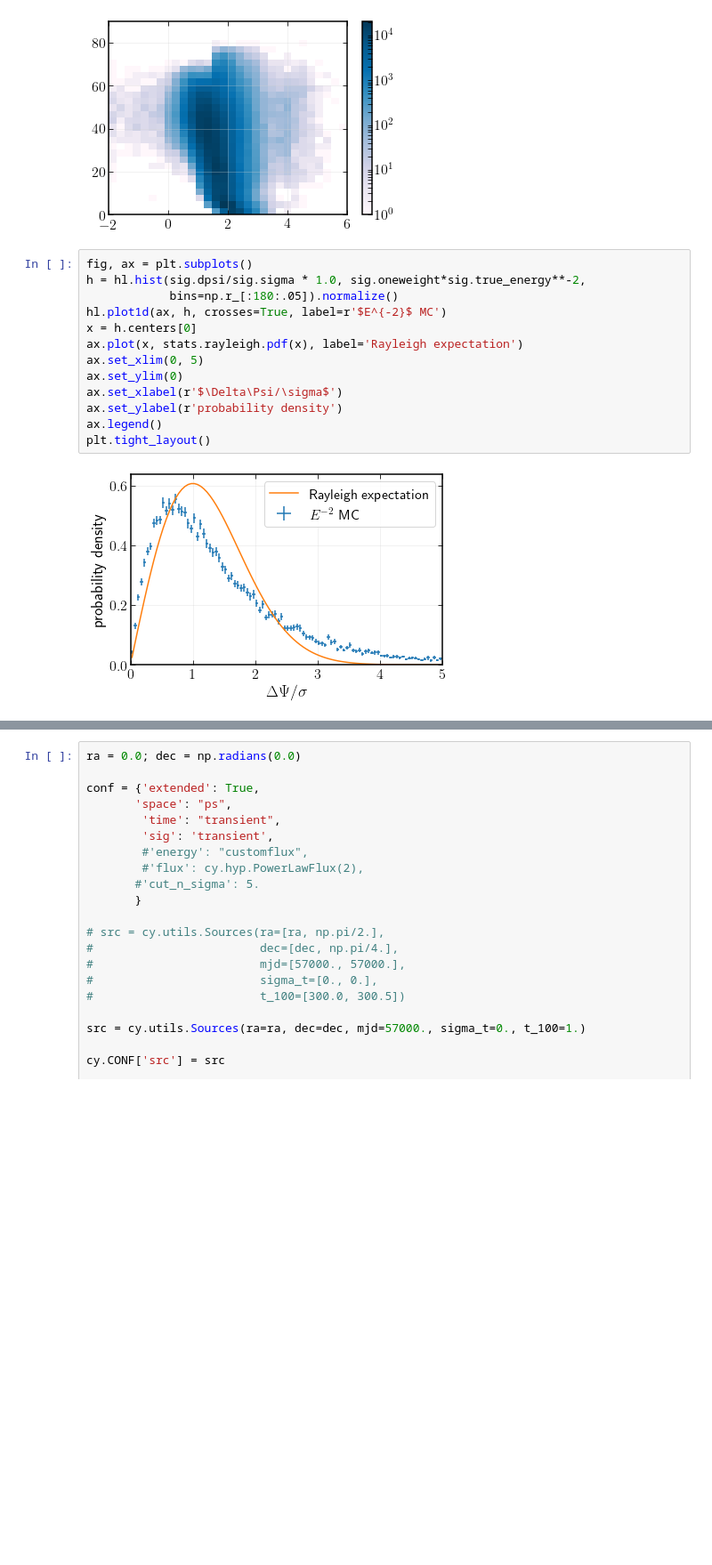
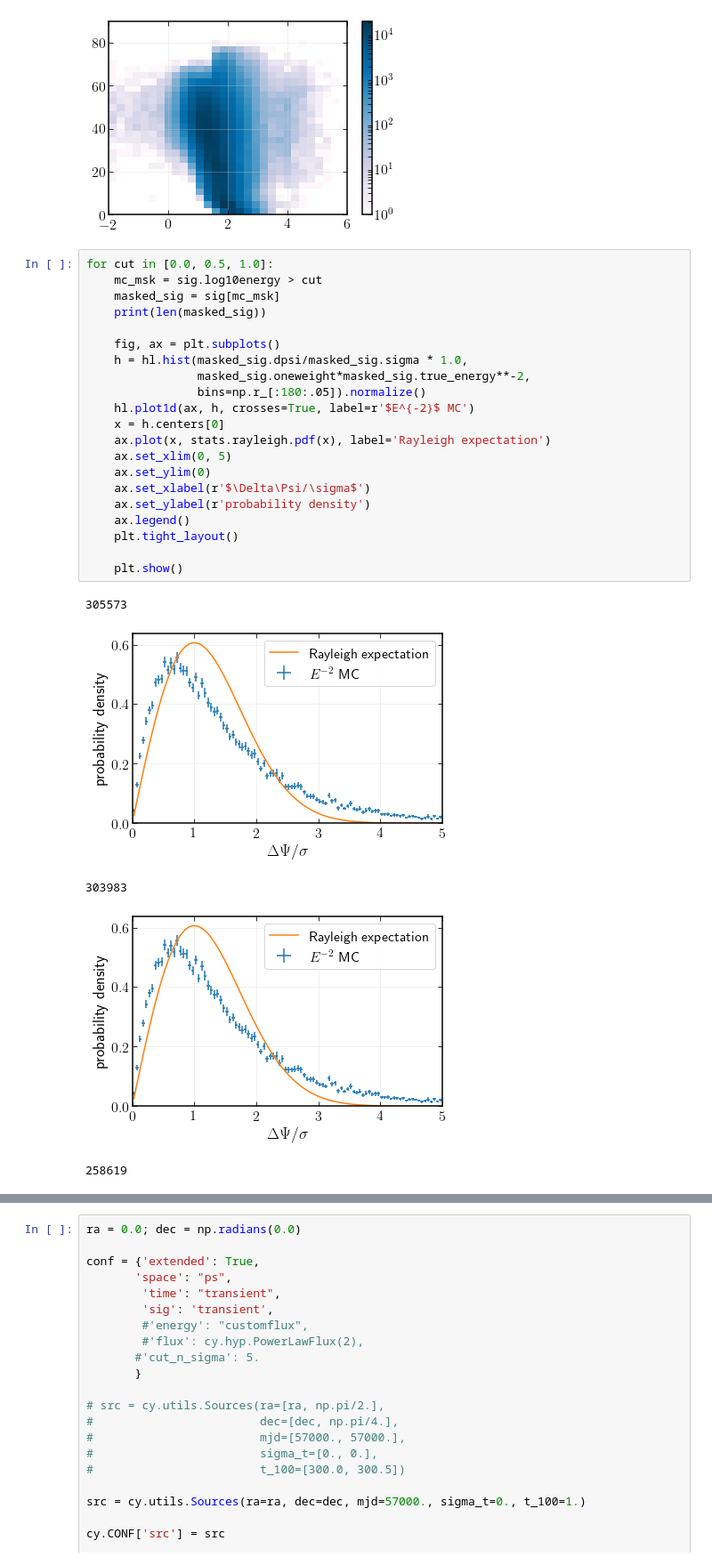
Before and after one commit to apizzuto/Novae, a Jupyter notebook: python3/notebooks/GRECO_analysis_plots.ipynb, the cells around one changed output, grey strips where cells are left out. Shown at 89% size. Saved outputs shown, nothing was run; the diff lists cells and outputs as text; blank space fills up the shorter version.

Commit message:
plots for stacking vs time

```diff
--- a/python3/notebooks/GRECO_analysis_plots.ipynb
+++ b/python3/notebooks/GRECO_analysis_plots.ipynb
@@ -250,17 +250,29 @@ plt.show()
 # %% [output]
 [figure]
 # %%
-fig, ax = plt.subplots()
-h = hl.hist(sig.dpsi/sig.sigma * 1.0, sig.oneweight*sig.true_energy**-2,
-            bins=np.r_[:180:.05]).normalize()
-hl.plot1d(ax, h, crosses=True, label=r'$E^{-2}$ MC')
-x = h.centers[0]
-ax.plot(x, stats.rayleigh.pdf(x), label='Rayleigh expectation')
-ax.set_xlim(0, 5)
-ax.set_ylim(0)
-ax.set_xlabel(r'$\Delta\Psi/\sigma$')
-ax.set_ylabel(r'probability density')
-ax.legend()
-plt.tight_layout()
+for cut in [0.0, 0.5, 1.0]:
+    mc_msk = sig.log10energy > cut
+    masked_sig = sig[mc_msk]
+    print(len(masked_sig))
+
+    fig, ax = plt.subplots()
+    h = hl.hist(masked_sig.dpsi/masked_sig.sigma * 1.0,
+                masked_sig.oneweight*masked_sig.true_energy**-2,
+                bins=np.r_[:180:.05]).normalize()
+    hl.plot1d(ax, h, crosses=True, label=r'$E^{-2}$ MC')
+    x = h.centers[0]
+    ax.plot(x, stats.rayleigh.pdf(x), label='Rayleigh expectation')
+    ax.set_xlim(0, 5)
+    ax.set_ylim(0)
+    ax.set_xlabel(r'$\Delta\Psi/\sigma$')
+    ax.set_ylabel(r'probability density')
+    ax.legend()
+    plt.tight_layout()
+
+    plt.show()
 # %% [output]
+305573
 [figure]
+303983
+[figure, added]
+258619
```
Also changed, not shown: parts of 1 cell of this notebook, 1 other file.
